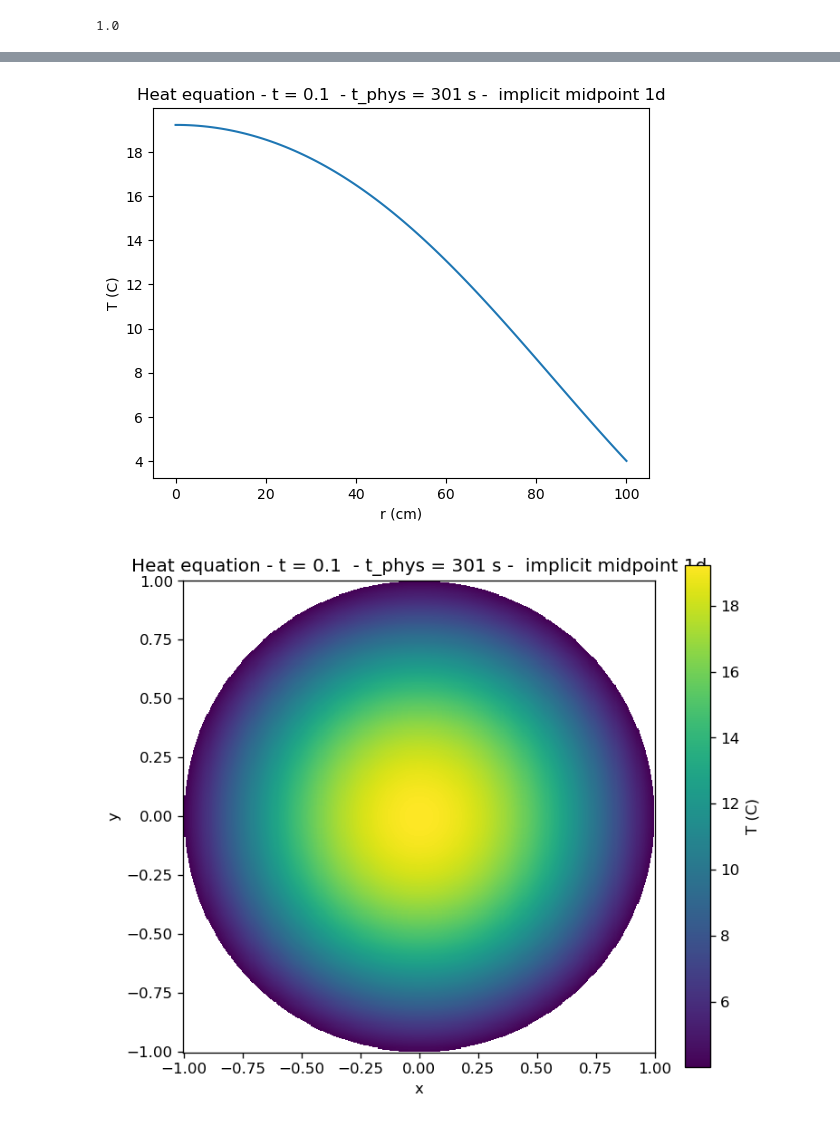
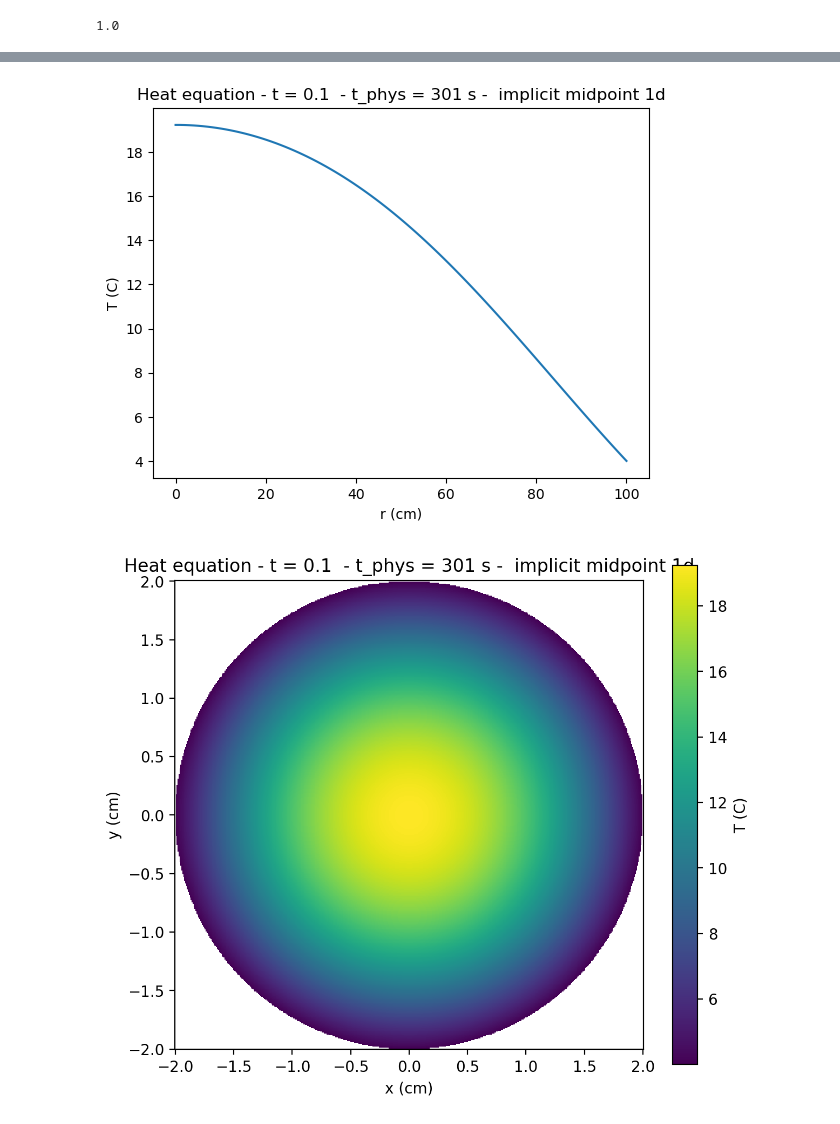
Before and after one commit to sottoviafilippo/Finite-elements-in-2d-and-PINNs, a Jupyter notebook: bottle_in_fridge.ipynb, the cells around one changed output, grey strips where cells are left out. Saved outputs shown, nothing was run; the diff lists cells and outputs as text; code cells hidden in the pictures.

```diff
--- a/bottle_in_fridge.ipynb
+++ b/bottle_in_fridge.ipynb
@@ -253,35 +270,35 @@ for kt in range(N_t):
     solution = spsolve(M, rhs)
 
 
 plt.figure()
 plt.xlabel("r (cm)")
 plt.ylabel("T (C)")
 plt.plot(100*xx,solution)
 plt.title(f'Heat equation - t = {final_time}  - t_phys = {final_time/(alpha_water)*R_bottle**2:.3g} s -  implicit midpoint 1d')
 plt.show()
 
 r_values = xx
 u_values = solution
 R = r_values.max()  # domain radius
 # build a 2D Cartesian grid
 N_grid = 500
 x = np.linspace(-R, R, N_grid)
 y = np.linspace(-R, R, N_grid)
 X, Y = np.meshgrid(x, y)
 Rgrid = np.sqrt(X**2 + Y**2)
 
 # interpolate u(r) onto the grid; mask points outside the disk
 U = np.interp(Rgrid, r_values, u_values)
 U[Rgrid > R] = np.nan  # blank out the region outside the circle
 
-fig, ax = plt.subplots(dpi=120,figsize=(7, 6))
-pcm = ax.pcolormesh(X, Y, U, cmap='viridis', shading='auto')
+fig, ax = plt.subplots(dpi=200,figsize=(7, 6))
+pcm = ax.pcolormesh(X*R_bottle/radius*100, Y*R_bottle/radius*100, U, cmap='viridis', shading='auto')
 ax.set_aspect('equal')
 fig.colorbar(pcm, ax=ax, label='T (C)')
-ax.set_xlabel('x')
-ax.set_ylabel('y')
+ax.set_xlabel('x (cm)')
+ax.set_ylabel('y (cm)')
 ax.set_title(f'Heat equation - t = {final_time}  - t_phys = {final_time/(alpha_water)*R_bottle**2:.3g} s -  implicit midpoint 1d')
 plt.show()
 # %% [output]
 [figure]
-[figure, old version]
+[figure, new version]
```
Also changed, not shown: parts of 7 cells of this notebook.
